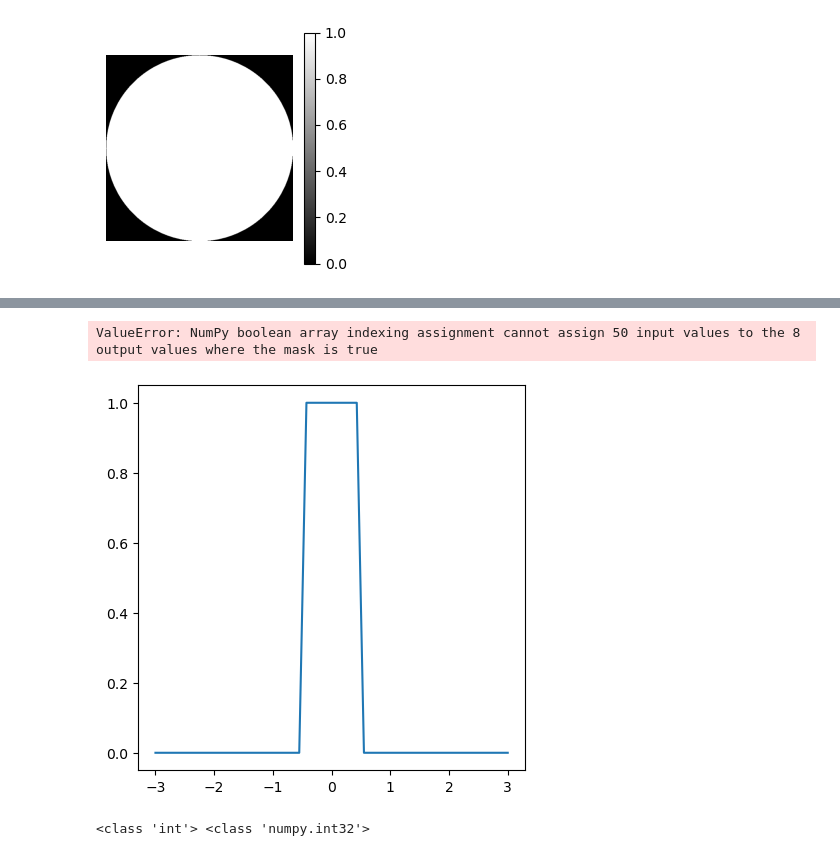
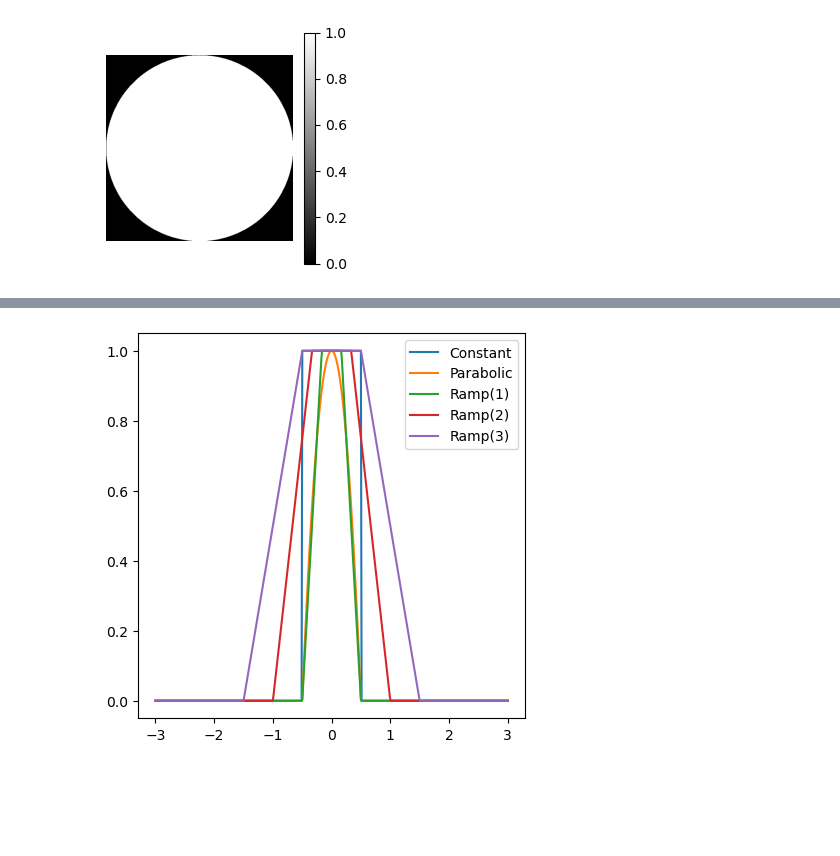
Before and after one commit to pooleya19/StringArt, a Jupyter notebook: MakeLines.ipynb, the cells around one changed output, grey strips where cells are left out. Saved outputs shown, nothing was run; the diff lists cells and outputs as text; code cells hidden in the pictures; blank space fills up the shorter version.

```diff
--- a/MakeLines.ipynb
+++ b/MakeLines.ipynb
@@ -87,32 +91,37 @@ plt.show()
 # %%
 ## Make distance weights, range scale [0,1]
 
-def DW_constant(distance):
+def DW_constant(distance, width=1):
     dist = np.asarray(distance)
-    weights = dist.copy()
-    weights[:] = 1
-    weights[np.where(np.abs(dist)>0.5)] = 0
+    weights = np.zeros(dist.shape)
+    IM = np.where(np.abs(dist)<=width/2) # index mask
+    weights[IM] = 1
     return weights
 
 def DW_parabolic(distance):
     dist = np.asarray(distance)
     weights = np.zeros(dist.shape)
-    weights[np.abs(dist)<=0.5] = 1 - 4 * np.power(dist,2)
+    IM = np.abs(dist)<=0.5 # index mask
+    weights[IM] = 1 - 4 * np.power(dist[IM],2)
+    return weights
+
+def DW_ramp(distance, width=1):
+    dist = np.asarray(distance)
+    weights = np.zeros(dist.shape)
+    weights[np.where(np.abs(dist)<=width/6)] = 1
+    IM = np.where(np.logical_and(width/6<np.abs(dist),np.abs(dist)<=width/2))
+    weights[IM] = -3/width * np.abs(dist[IM]) + 3/2
+    return weights
 
 
-distances = np.linspace(-3, 3, 50)
+distances = np.linspace(-3, 3, 500)
 plt.figure(figsize=(5,5))
 plt.plot(distances, DW_constant(distances), label='Constant')
 plt.plot(distances, DW_parabolic(distances), label='Parabolic')
+plt.plot(distances, DW_ramp(distances, width=1), label='Ramp(1)')
+plt.plot(distances, DW_ramp(distances, width=2), label='Ramp(2)')
+plt.plot(distances, DW_ramp(distances, width=3), label='Ramp(3)')
 plt.legend()
 plt.show()
 # %% [output]
-ValueError: NumPy boolean array indexing assignment cannot assign 50 input values to the 8 output values where the mask is true
-[figure, old version]
+[figure, new version]
-# %%
-a = 1
-b = np.abs(a)
-
-print(type(a),type(b))
-# %% [output]
-<class 'int'> <class 'numpy.int32'>
```
Also changed, not shown: parts of 12 cells of this notebook.
